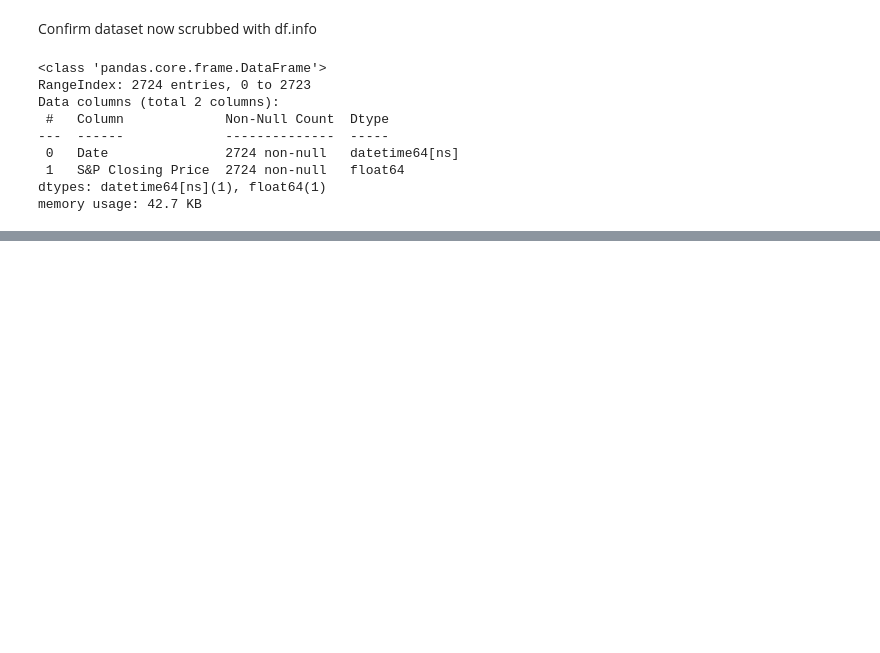
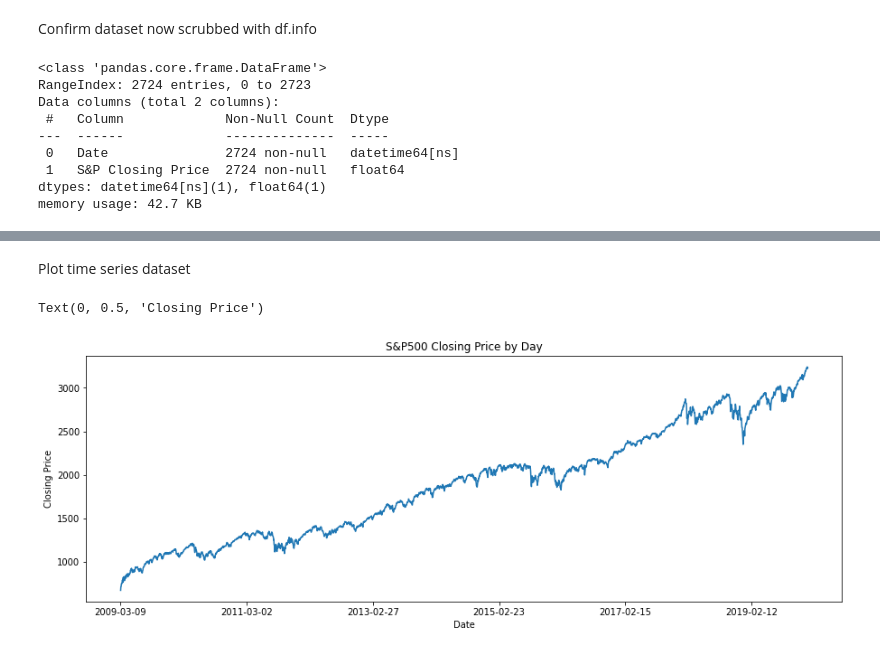
Before and after one commit to blantj/SP500_Time_Series, a Jupyter notebook: Modeling.ipynb, the cells around one changed output, grey strips where cells are left out. Cells and saved outputs as stored; diff of their text form; code cells hidden in the pictures; blank space fills up the shorter version.

```diff
--- a/Modeling.ipynb
+++ b/Modeling.ipynb
@@ -100,0 +126,14 @@ memory usage: 42.7 KB
+# %% [markdown]
+Plot time series dataset
+# %%
+fig, ax = plt.subplots(figsize=(15,5))
+ax.plot(df['S&P Closing Price'].values)
+date_labels = [0]
+date_labels.extend([str(df.loc[x, 'Date']).split(' ')[0] for x in range(0, 3000, 500)])
+ax.set_xticklabels(date_labels)
+ax.set_title('S&P500 Closing Price by Day')
+ax.set_xlabel('Date')
+ax.set_ylabel('Closing Price')
+# %% [output]
+Text(0, 0.5, 'Closing Price')
+[figure, added]
```
Also changed, not shown: parts of 16 cells of this notebook.
